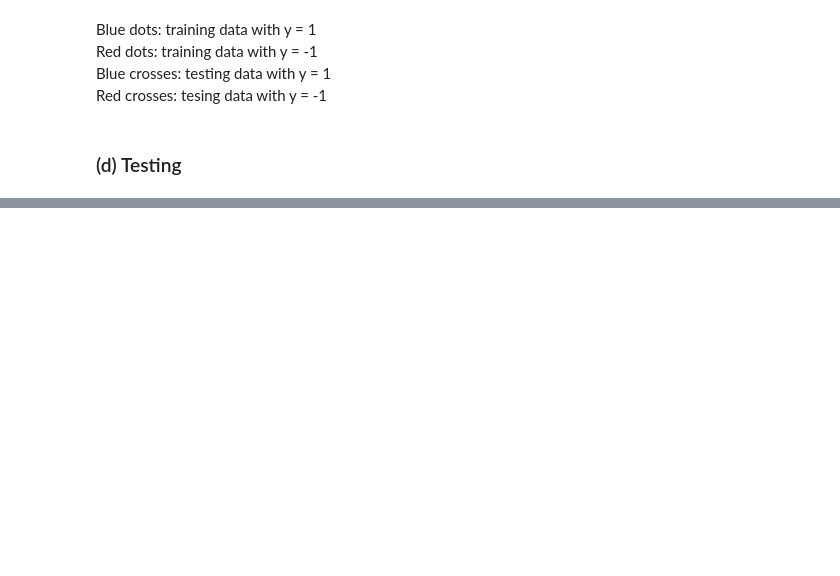
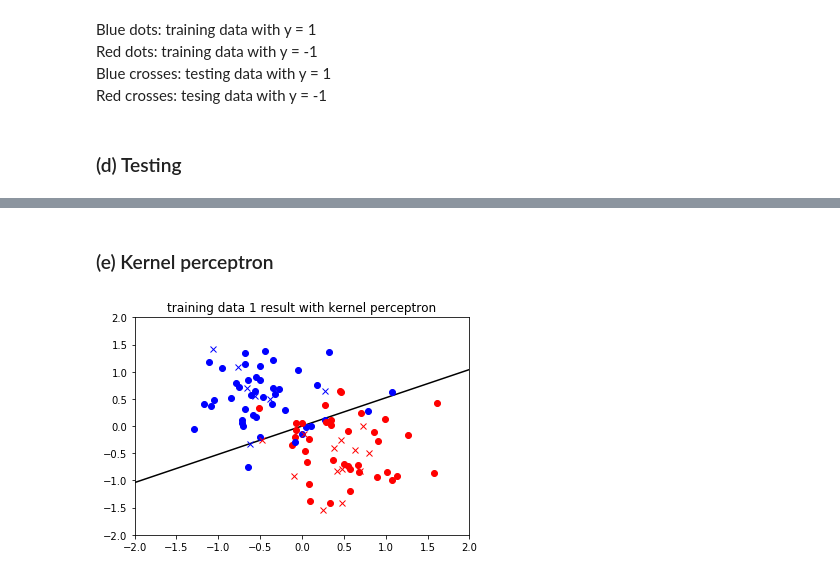
Before and after one commit to allenhyp/EE240_Pattern_Recognition, a Jupyter notebook: hw_2/H2_2.ipynb, the cells around one changed output, grey strips where cells are left out. Saved outputs shown, nothing was run; the diff lists cells and outputs as text; code cells hidden in the pictures; blank space fills up the shorter version.

```diff
--- a/hw_2/H2_2.ipynb
+++ b/hw_2/H2_2.ipynb
@@ -176,0 +168,2 @@ Data2
+# %% [markdown]
+### (e) Kernel perceptron
@@ -176,0 +201,32 @@ Data2
+# %%
+alpha_1, sv_X_1, sv_y_1 = kernel_perceptron_train(training_data_1)
+predictions = predict(testing_data_1, alpha_1, sv_X_1, sv_y_1)
+for r in training_data_1:
+    if r[2] == 1:
+        plt.plot(r[0], r[1], 'bo')
+    else:
+        plt.plot(r[0], r[1], 'ro')
+
+plt.scatter(sv_X_1[:, 0], sv_X_1[:, 1], s=20, c='g')
+X1, X2 = np.meshgrid(np.linspace(-2,2,10), np.linspace(-2,2,10))
+X = np.array([[x1, x2] for x1, x2 in zip(np.ravel(X1), np.ravel(X2))])
+Z = project(X, alpha_1, sv_X_1, sv_y_1).reshape(X1.shape)
+for i in range(len(predictions)):
+    if testing_data_1[i, -1] == 1:
+        plt.plot(testing_data_1[i, 0], testing_data_1[i, 1], 'bx')
+        if predictions[i] == testing_data_1[i, -1]:
+            tp1 += 1
+        else:
+            fn1 += 1
+    else:
+        plt.plot(testing_data_1[i, 0], testing_data_1[i, 1], 'rx')
+        if predictions[i] == testing_data_1[i, -1]:
+            tn1 += 1
+        else:
+            fp1 += 1
+plt.contour(X1, X2, Z, [0.0], colors='k', origin='lower')
+plt.axis("tight")
+plt.title("training data 1 result with kernel perceptron")
+plt.show()
+# %% [output]
+[figure, added]
```
Also changed, not shown: parts of 10 cells of this notebook.
